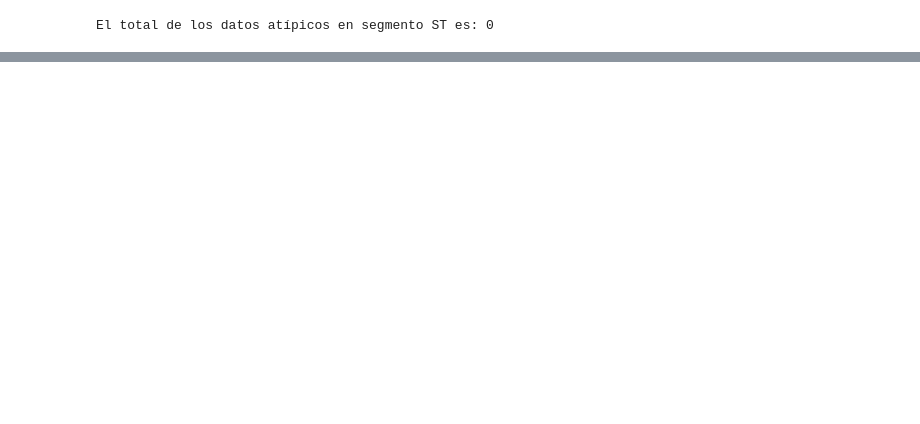
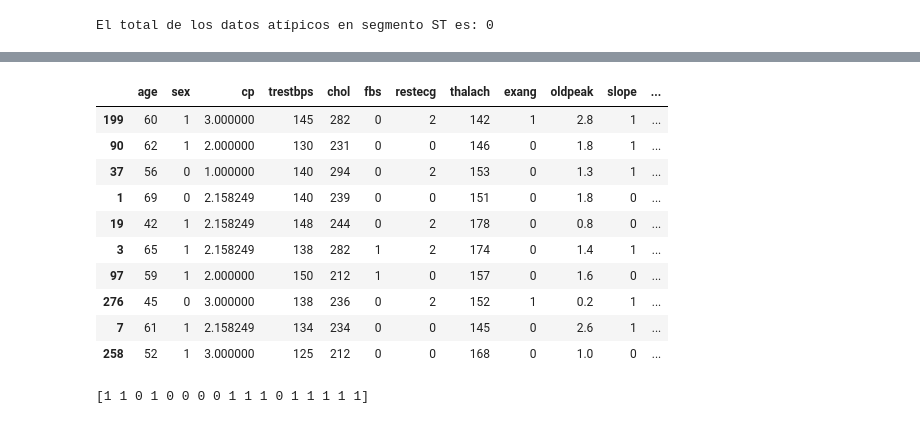
Before and after one commit to ElkinBarros/Regresi-n-log-stica-UNAD, a Jupyter notebook: RegresionLogistica(Heart_Disease_Cleveland).ipynb, the cells around one changed output, grey strips where cells are left out. Cells and saved outputs as stored; diff of their text form; code cells hidden in the pictures; blank space fills up the shorter version.

```diff
--- a/RegresionLogistica(Heart_Disease_Cleveland).ipynb
+++ b/RegresionLogistica(Heart_Disease_Cleveland).ipynb
@@ -327,0 +390,18 @@ Name: count, dtype: int64
+# %%
+X_test.head(10)
+# %% [output]
+|  | age | sex | cp | trestbps | chol | fbs | restecg | thalach | exang | oldpeak | slope | ... |
+| 199 | 60 | 1 | 3.000000 | 145 | 282 | 0 | 2 | 142 | 1 | 2.8 | 1 | ... |
+| 90 | 62 | 1 | 2.000000 | 130 | 231 | 0 | 0 | 146 | 0 | 1.8 | 1 | ... |
+| 37 | 56 | 0 | 1.000000 | 140 | 294 | 0 | 2 | 153 | 0 | 1.3 | 1 | ... |
+| 1 | 69 | 0 | 2.158249 | 140 | 239 | 0 | 0 | 151 | 0 | 1.8 | 0 | ... |
+| 19 | 42 | 1 | 2.158249 | 148 | 244 | 0 | 2 | 178 | 0 | 0.8 | 0 | ... |
+| 3 | 65 | 1 | 2.158249 | 138 | 282 | 1 | 2 | 174 | 0 | 1.4 | 1 | ... |
+| 97 | 59 | 1 | 2.000000 | 150 | 212 | 1 | 0 | 157 | 0 | 1.6 | 0 | ... |
+| 276 | 45 | 0 | 3.000000 | 138 | 236 | 0 | 2 | 152 | 1 | 0.2 | 1 | ... |
+| 7 | 61 | 1 | 2.158249 | 134 | 234 | 0 | 0 | 145 | 0 | 2.6 | 1 | ... |
+| 258 | 52 | 1 | 3.000000 | 125 | 212 | 0 | 0 | 168 | 0 | 1.0 | 0 | ... |
+# %%
+print (Prediccion)
+# %% [output]
+[1 1 0 1 0 0 0 0 1 1 1 0 1 1 1 1 1]
```
Also changed, not shown: parts of 22 cells of this notebook.
